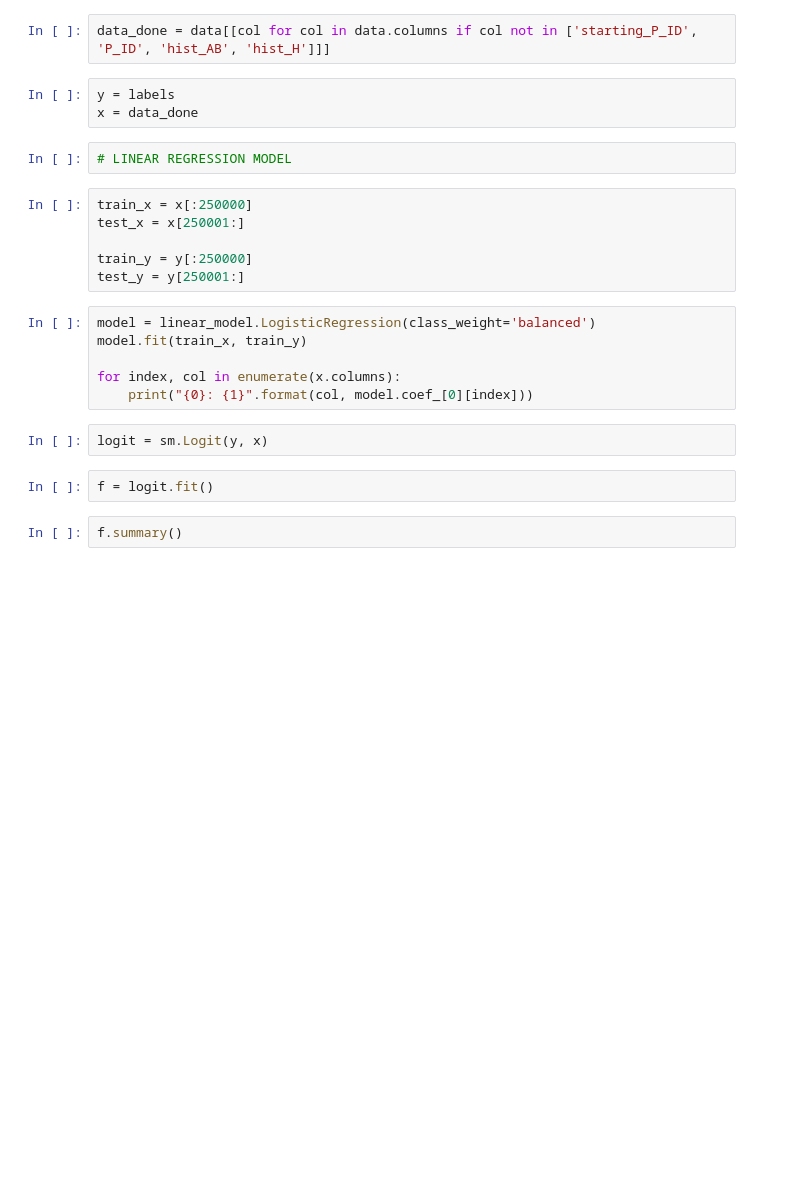
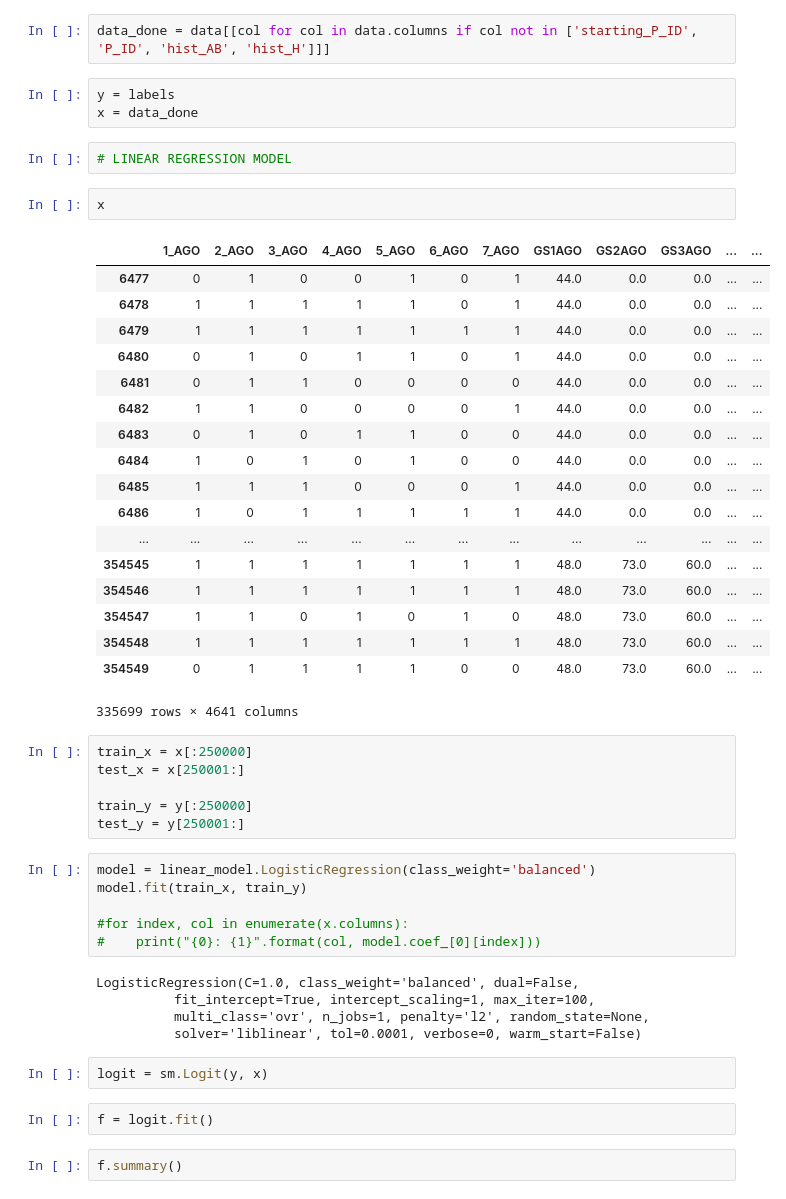
Before and after one commit to alexgreene/game-scout, a Jupyter notebook: LogisticRegression.ipynb, the cells around one changed output. Drawn from its saved outputs; the diff is of its cells as text; blank space fills up the shorter version.

```diff
--- a/LogisticRegression.ipynb
+++ b/LogisticRegression.ipynb
@@ -111,6 +124,27 @@ y = labels
 x = data_done
 # %%
 # LINEAR REGRESSION MODEL
+# %%
+x
+# %% [output]
+|  | 1_AGO | 2_AGO | 3_AGO | 4_AGO | 5_AGO | 6_AGO | 7_AGO | GS1AGO | GS2AGO | GS3AGO | ... | ... |
+| 6477 | 0 | 1 | 0 | 0 | 1 | 0 | 1 | 44.0 | 0.0 | 0.0 | ... | ... |
+| 6478 | 1 | 1 | 1 | 1 | 1 | 0 | 1 | 44.0 | 0.0 | 0.0 | ... | ... |
+| 6479 | 1 | 1 | 1 | 1 | 1 | 1 | 1 | 44.0 | 0.0 | 0.0 | ... | ... |
+| 6480 | 0 | 1 | 0 | 1 | 1 | 0 | 1 | 44.0 | 0.0 | 0.0 | ... | ... |
+| 6481 | 0 | 1 | 1 | 0 | 0 | 0 | 0 | 44.0 | 0.0 | 0.0 | ... | ... |
+| 6482 | 1 | 1 | 0 | 0 | 0 | 0 | 1 | 44.0 | 0.0 | 0.0 | ... | ... |
+| 6483 | 0 | 1 | 0 | 1 | 1 | 0 | 0 | 44.0 | 0.0 | 0.0 | ... | ... |
+| 6484 | 1 | 0 | 1 | 0 | 1 | 0 | 0 | 44.0 | 0.0 | 0.0 | ... | ... |
+| 6485 | 1 | 1 | 1 | 0 | 0 | 0 | 1 | 44.0 | 0.0 | 0.0 | ... | ... |
+| 6486 | 1 | 0 | 1 | 1 | 1 | 1 | 1 | 44.0 | 0.0 | 0.0 | ... | ... |
+| ... | ... | ... | ... | ... | ... | ... | ... | ... | ... | ... | ... | ... |
+| 354545 | 1 | 1 | 1 | 1 | 1 | 1 | 1 | 48.0 | 73.0 | 60.0 | ... | ... |
+| 354546 | 1 | 1 | 1 | 1 | 1 | 1 | 1 | 48.0 | 73.0 | 60.0 | ... | ... |
+| 354547 | 1 | 1 | 0 | 1 | 0 | 1 | 0 | 48.0 | 73.0 | 60.0 | ... | ... |
+| 354548 | 1 | 1 | 1 | 1 | 1 | 1 | 1 | 48.0 | 73.0 | 60.0 | ... | ... |
+| 354549 | 0 | 1 | 1 | 1 | 1 | 0 | 0 | 48.0 | 73.0 | 60.0 | ... | ... |
+335699 rows × 4641 columns
 # %%
 train_x = x[:250000]
 test_x = x[250001:]
@@ -121,8 +155,13 @@ test_y = y[250001:]
 model = linear_model.LogisticRegression(class_weight='balanced')
 model.fit(train_x, train_y)
 
-for index, col in enumerate(x.columns):
-    print("{0}: {1}".format(col, model.coef_[0][index]))
+#for index, col in enumerate(x.columns):
+#    print("{0}: {1}".format(col, model.coef_[0][index]))
+# %% [output]
+LogisticRegression(C=1.0, class_weight='balanced', dual=False,
+          fit_intercept=True, intercept_scaling=1, max_iter=100,
+          multi_class='ovr', n_jobs=1, penalty='l2', random_state=None,
+          solver='liblinear', tol=0.0001, verbose=0, warm_start=False)
 # %%
 logit = sm.Logit(y, x)
 # %%
```
Also changed, not shown: parts of 4 cells of this notebook, 3 other files.
